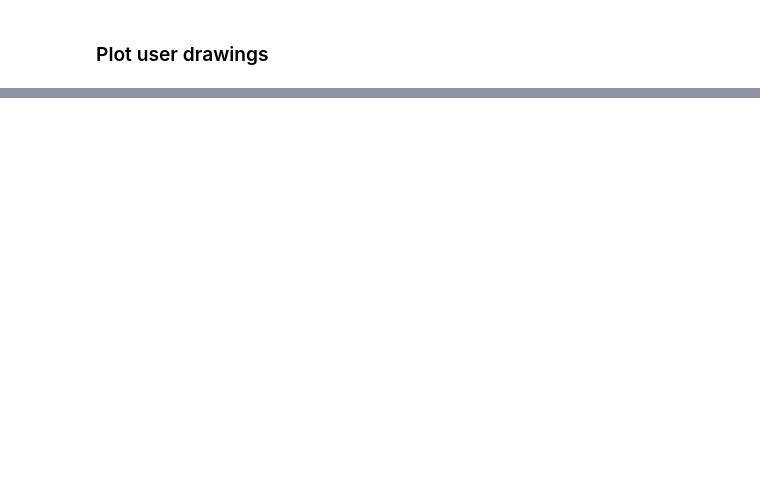
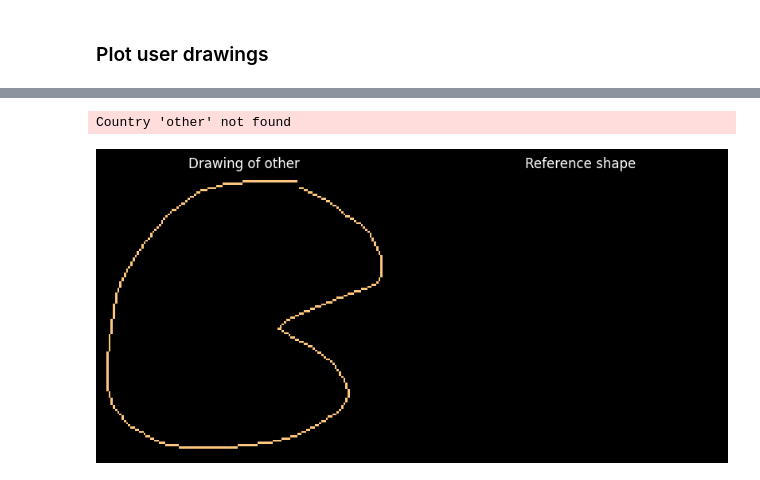
Before and after one commit to JortdeJong13/country-guess, a Jupyter notebook: Manipulate data.ipynb, the cells around one changed output, grey strips where cells are left out. Cells and saved outputs as stored; diff of their text form; code cells hidden in the pictures; blank space fills up the shorter version.

Commit message:
added 'Other' country option

```diff
--- a/Manipulate data.ipynb
+++ b/Manipulate data.ipynb
@@ -208,0 +196,5 @@ brazil_2025-03-31 08:20:36.519000.geojson
+# %%
+plot_sample(test_data, idx=-1)
+# %% [output]
+Country 'other' not found
+[figure, added]
```
Also changed, not shown: parts of 5 cells of this notebook, 4 other files.
